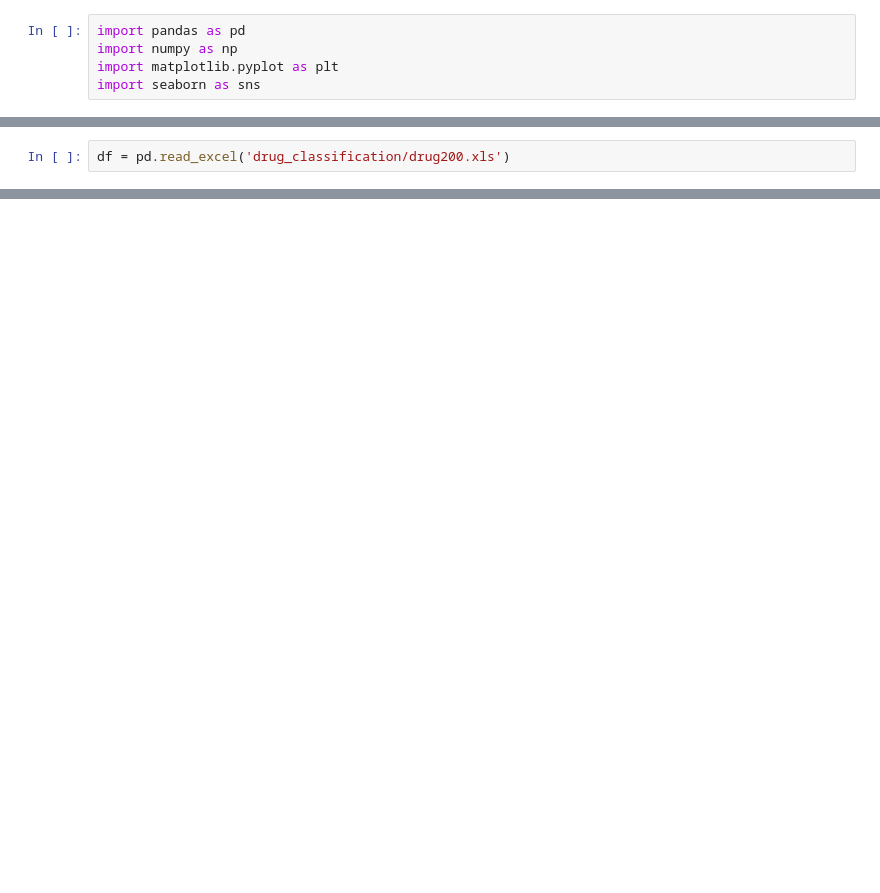
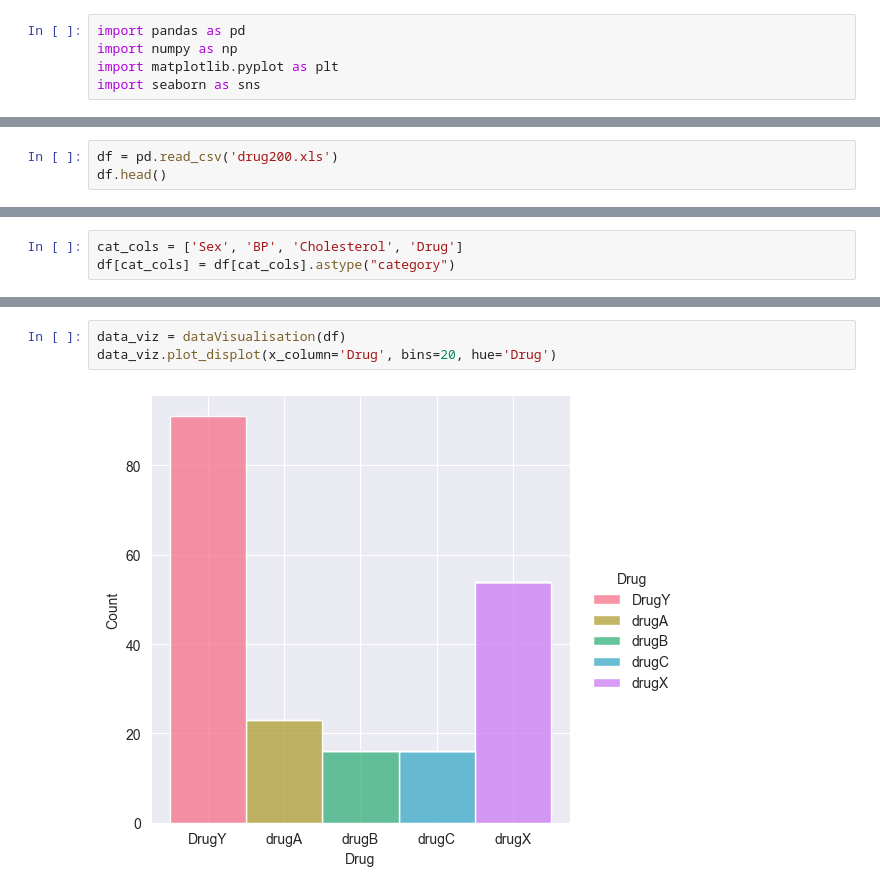
Before and after one commit to yashdeshpandex1/drug_classification, a Jupyter notebook: drug_classification.ipynb, the cells around one changed output, grey strips where cells are left out. Drawn from its saved outputs; the diff is of its cells as text; blank space fills up the shorter version.

Commit message:
fix: file not read, and some data visualisation

```diff
--- a/drug_classification.ipynb
+++ b/drug_classification.ipynb
@@ -15,3 +10,4 @@ c:\Users\yashdeshpande\OneDrive\desktop\machine_learning_projects\repo\drug_clas
 # %%
-df = pd.read_excel('drug_classification/drug200.xls')
+df = pd.read_csv('drug200.xls')
+df.head()
 # %% [output]
@@ -18,0 +66,3 @@ FileNotFoundError: [Errno 2] No such file or directory: 'drug_classification/dru
+# %%
+cat_cols = ['Sex', 'BP', 'Cholesterol', 'Drug']
+df[cat_cols] = df[cat_cols].astype("category")
@@ -18,0 +175,5 @@ FileNotFoundError: [Errno 2] No such file or directory: 'drug_classification/dru
+# %%
+data_viz = dataVisualisation(df)
+data_viz.plot_displot(x_column='Drug', bins=20, hue='Drug')
+# %% [output]
+[figure, added]
```
Also changed, not shown: parts of 21 cells of this notebook.
